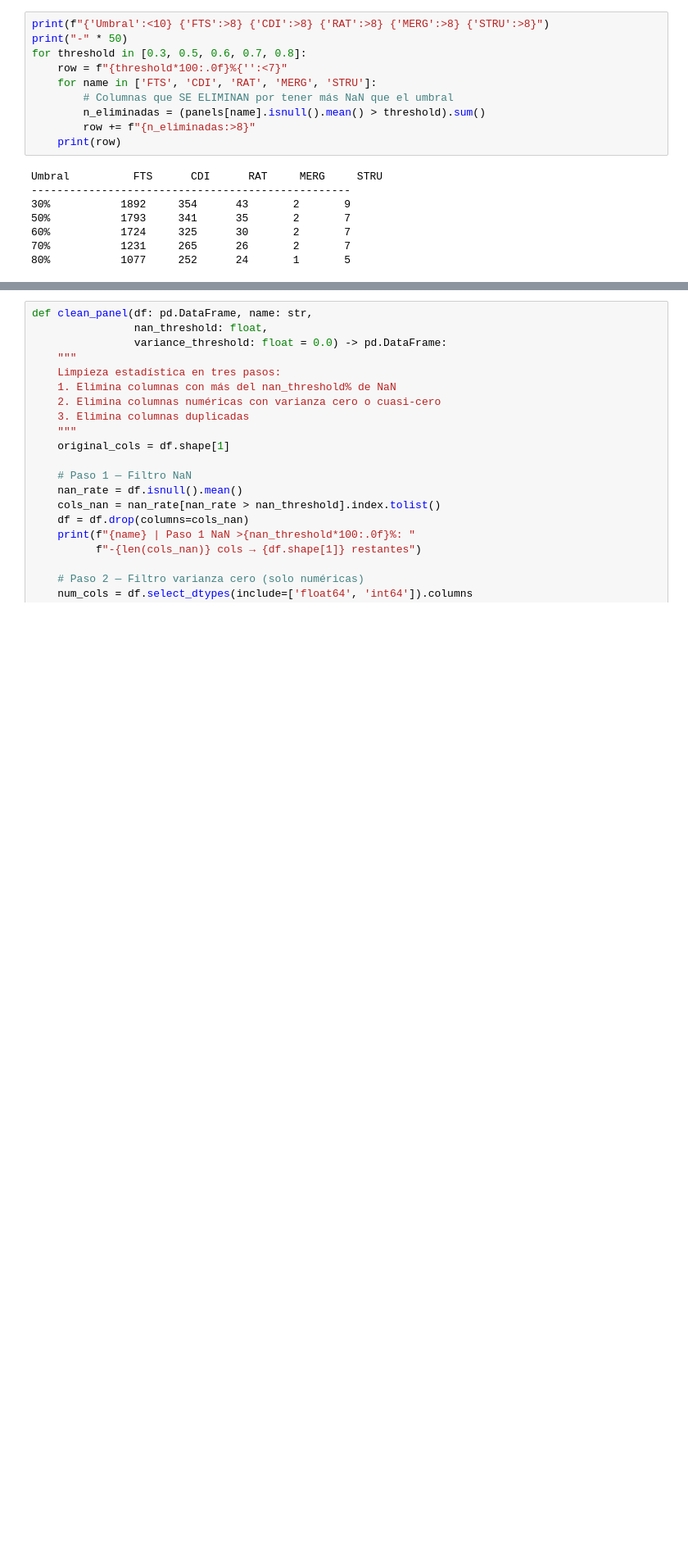
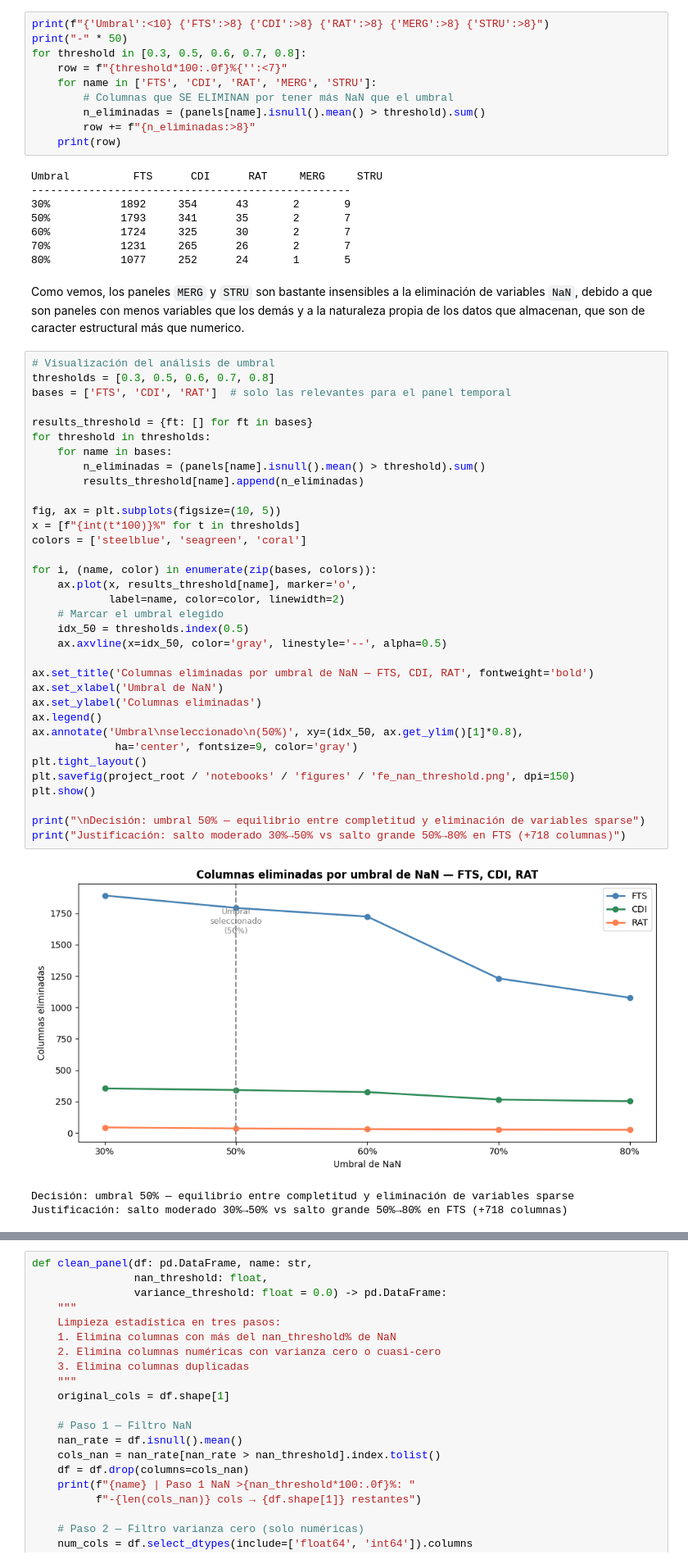
Before and after one commit to andrescarro192/tfm-financial_risk, a Jupyter notebook: notebooks/02_feature_engineering.ipynb, the cells around one changed output, grey strips where cells are left out. Shown at 82% size. Cells and saved outputs as stored; diff of their text form; blank space fills up the shorter version.

```diff
--- a/notebooks/02_feature_engineering.ipynb
+++ b/notebooks/02_feature_engineering.ipynb
@@ -73,4 +105,44 @@ Umbral          FTS      CDI      RAT     MERG     STRU
 60%           1724     325      30       2       7
 70%           1231     265      26       2       7
 80%           1077     252      24       1       5
+# %% [markdown]
+Como vemos, los paneles `MERG` y `STRU` son bastante insensibles a la eliminación de variables `NaN`, debido a que son paneles con menos variables que los demás y a la naturaleza propia de los datos que almacenan, que son de caracter estructural más que numerico.
+# %%
+# Visualización del análisis de umbral
+thresholds = [0.3, 0.5, 0.6, 0.7, 0.8]
+bases = ['FTS', 'CDI', 'RAT']  # solo las relevantes para el panel temporal
+
+results_threshold = {ft: [] for ft in bases}
+for threshold in thresholds:
+    for name in bases:
+        n_eliminadas = (panels[name].isnull().mean() > threshold).sum()
+        results_threshold[name].append(n_eliminadas)
+
+fig, ax = plt.subplots(figsize=(10, 5))
+x = [f"{int(t*100)}%" for t in thresholds]
+colors = ['steelblue', 'seagreen', 'coral']
+
+for i, (name, color) in enumerate(zip(bases, colors)):
+    ax.plot(x, results_threshold[name], marker='o',
+            label=name, color=color, linewidth=2)
+    # Marcar el umbral elegido
+    idx_50 = thresholds.index(0.5)
+    ax.axvline(x=idx_50, color='gray', linestyle='--', alpha=0.5)
+
+ax.set_title('Columnas eliminadas por umbral de NaN — FTS, CDI, RAT', fontweight='bold')
+ax.set_xlabel('Umbral de NaN')
+ax.set_ylabel('Columnas eliminadas')
+ax.legend()
+ax.annotate('Umbral\nseleccionado\n(50%)', xy=(idx_50, ax.get_ylim()[1]*0.8),
+             ha='center', fontsize=9, color='gray')
+plt.tight_layout()
+plt.savefig(project_root / 'notebooks' / 'figures' / 'fe_nan_threshold.png', dpi=150)
+plt.show()
+
+print("\nDecisión: umbral 50% — equilibrio entre completitud y eliminación de variables sparse")
+print("Justificación: salto moderado 30%→50% vs salto grande 50%→80% en FTS (+718 columnas)")
+# %% [output]
+[figure, added]
+Decisión: umbral 50% — equilibrio entre completitud y eliminación de variables sparse
+Justificación: salto moderado 30%→50% vs salto grande 50%→80% en FTS (+718 columnas)
 # %% [markdown]
```
Also changed, not shown: parts of 38 cells of this notebook.
